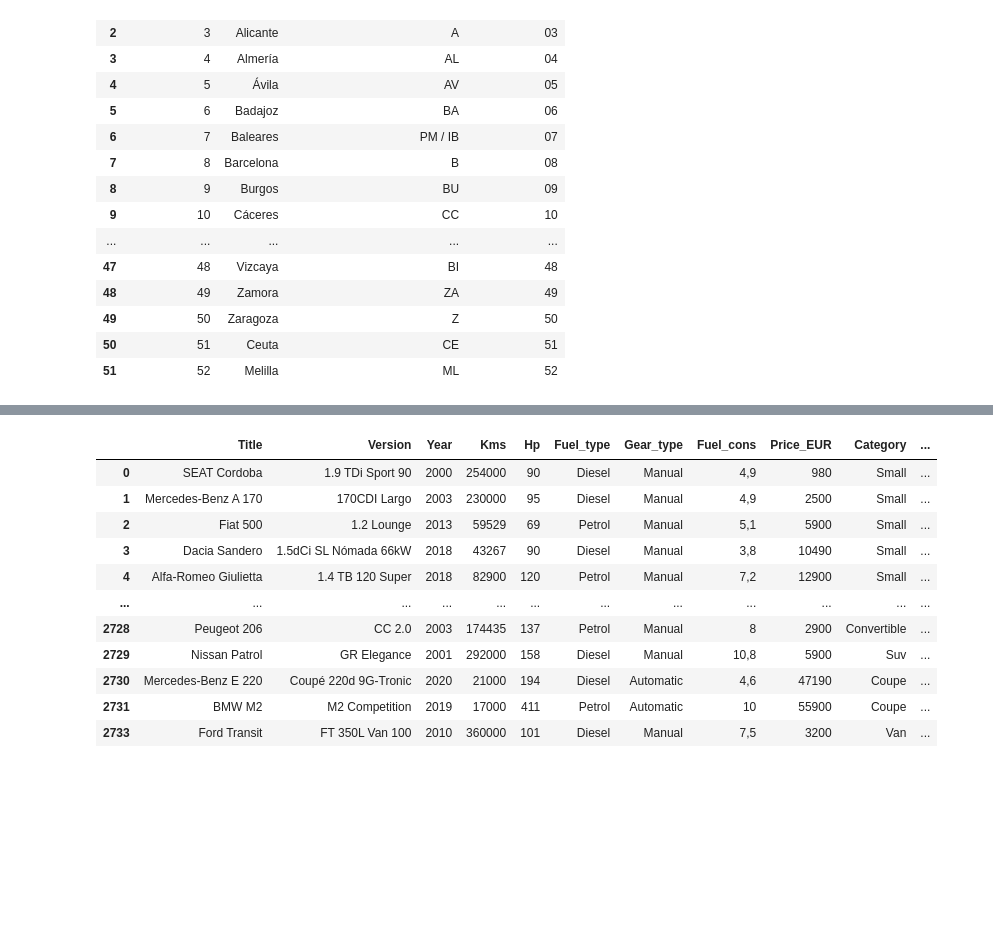
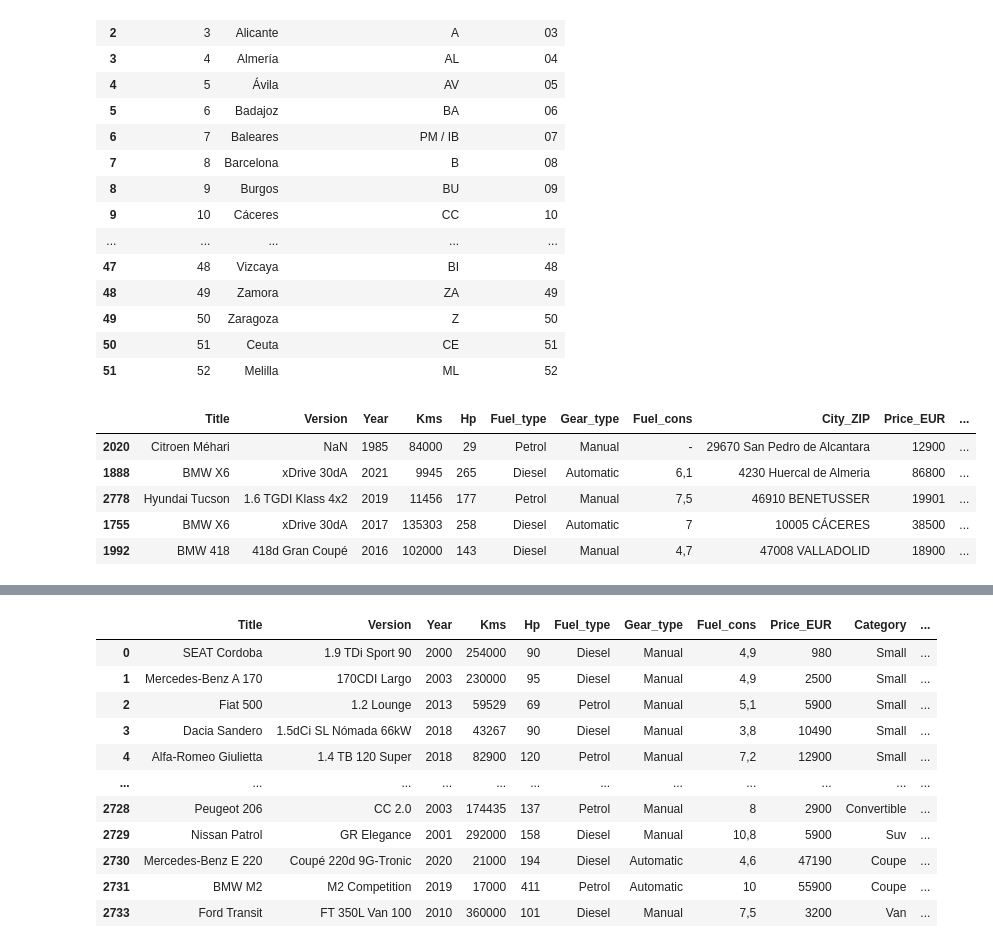
Before and after one commit to alfonsonajera/Car_Price_Predictor, a Jupyter notebook: Notebooks/02.Data_Cleaning.ipynb, the cells around one changed output, grey strips where cells are left out. Drawn from its saved outputs; the diff is of its cells as text; code cells hidden in the pictures; blank space fills up the shorter version.

```diff
--- a/Notebooks/02.Data_Cleaning.ipynb
+++ b/Notebooks/02.Data_Cleaning.ipynb
@@ -326,4 +326,12 @@ zip_codes
 | 51 | 52 | Melilla | ML | 52 |
 # %%
 df["ZIP"] = df["ZIP"].apply('{:0>5}'.format)
+df.sample(5)
+# %% [output]
+|  | Title | Version | Year | Kms | Hp | Fuel_type | Gear_type | Fuel_cons | City_ZIP | Price_EUR | ... |
+| 2020 | Citroen Méhari | NaN | 1985 | 84000 | 29 | Petrol | Manual | - | 29670 San Pedro de Alcantara | 12900 | ... |
+| 1888 | BMW X6 | xDrive 30dA | 2021 | 9945 | 265 | Diesel | Automatic | 6,1 | 4230 Huercal de Almeria | 86800 | ... |
+| 2778 | Hyundai Tucson | 1.6 TGDI Klass 4x2 | 2019 | 11456 | 177 | Petrol | Manual | 7,5 | 46910 BENETUSSER | 19901 | ... |
+| 1755 | BMW X6 | xDrive 30dA | 2017 | 135303 | 258 | Diesel | Automatic | 7 | 10005 CÁCERES | 38500 | ... |
+| 1992 | BMW 418 | 418d Gran Coupé | 2016 | 102000 | 143 | Diesel | Manual | 4,7 | 47008 VALLADOLID | 18900 | ... |
 # %%
```
Also changed, not shown: parts of 11 cells of this notebook, 5 other files.
